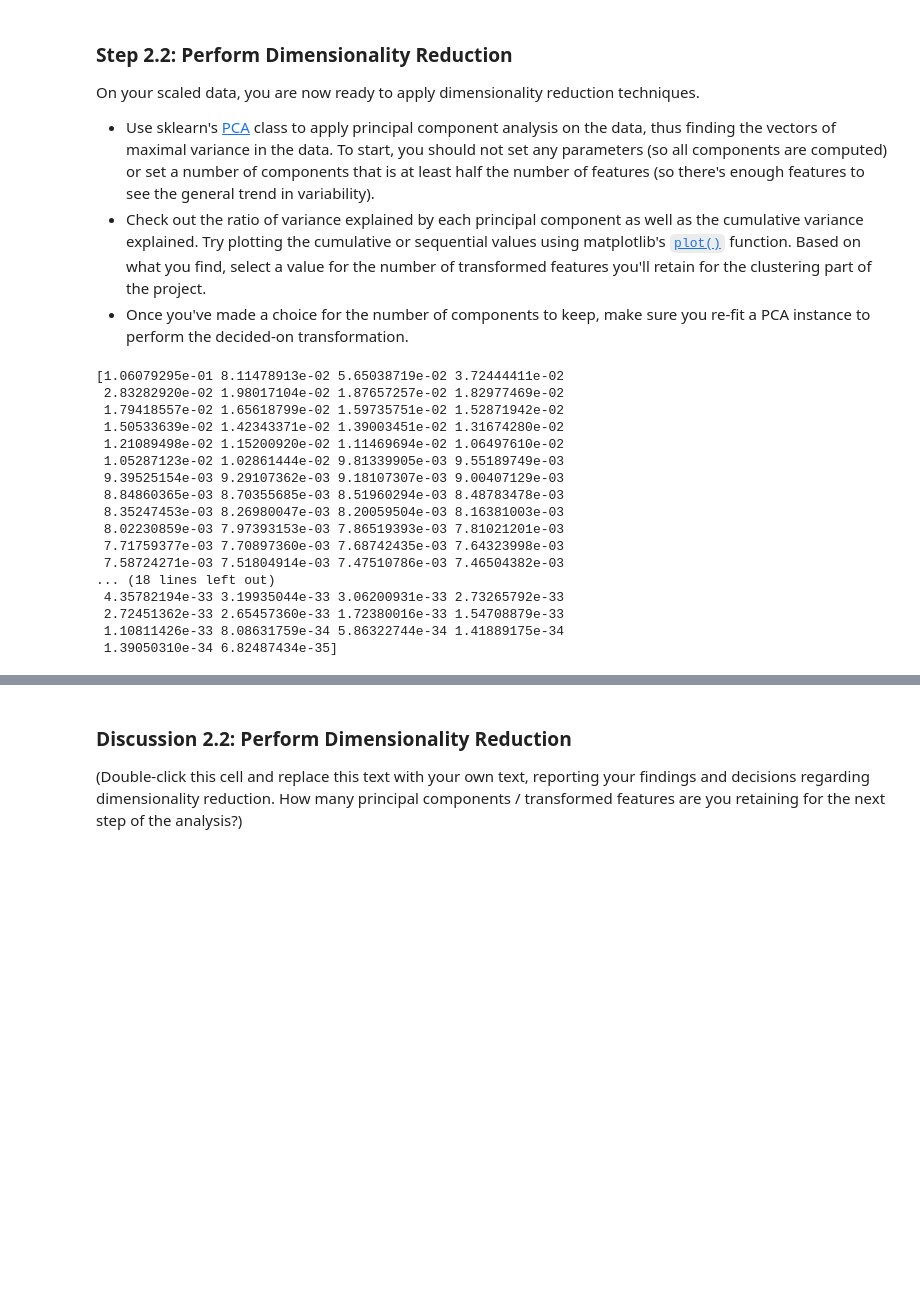
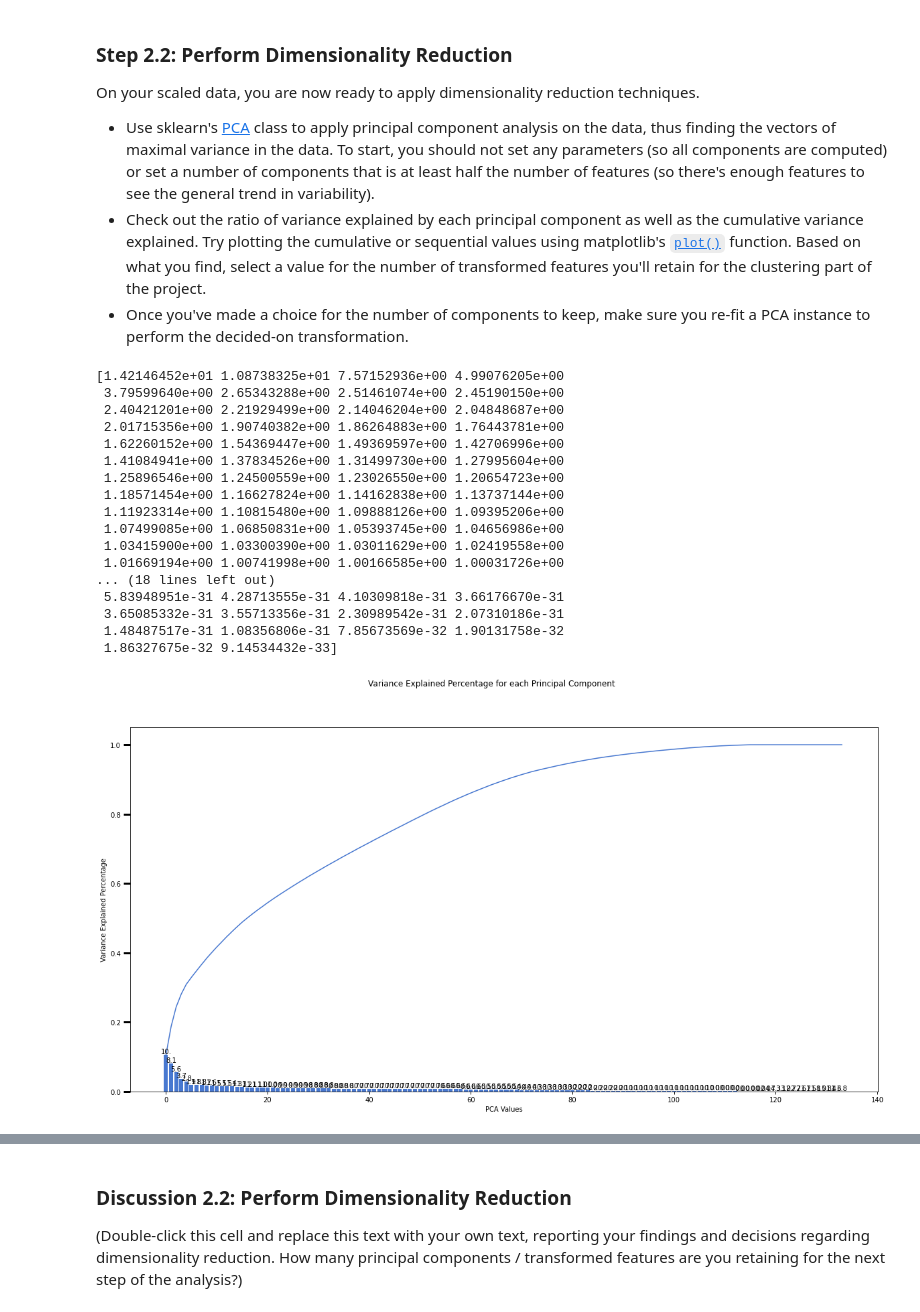
Before and after one commit to GaryLBentley/identify_customer_segments, a Jupyter notebook: Identify_Customer_Segments.ipynb, the cells around one changed output, grey strips where cells are left out. Saved outputs shown, nothing was run; the diff lists cells and outputs as text; code cells hidden in the pictures; blank space fills up the shorter version.

Commit message:
pca analysis done

```diff
--- a/Identify_Customer_Segments.ipynb
+++ b/Identify_Customer_Segments.ipynb
@@ -742,22 +742,22 @@ pca = PCA()
 less_five_pca = pca.fit(less_five_scaled)
 # %%
 # Investigate the variance accounted for by each principal component.
-print(less_five_pca.explained_variance_ratio_)
+print(less_five_pca.explained_variance_)
 # %% [output]
-[1.06079295e-01 8.11478913e-02 5.65038719e-02 3.72444411e-02
- 2.83282920e-02 1.98017104e-02 1.87657257e-02 1.82977469e-02
- 1.79418557e-02 1.65618799e-02 1.59735751e-02 1.52871942e-02
- 1.50533639e-02 1.42343371e-02 1.39003451e-02 1.31674280e-02
- 1.21089498e-02 1.15200920e-02 1.11469694e-02 1.06497610e-02
- 1.05287123e-02 1.02861444e-02 9.81339905e-03 9.55189749e-03
- 9.39525154e-03 9.29107362e-03 9.18107307e-03 9.00407129e-03
- 8.84860365e-03 8.70355685e-03 8.51960294e-03 8.48783478e-03
- 8.35247453e-03 8.26980047e-03 8.20059504e-03 8.16381003e-03
- 8.02230859e-03 7.97393153e-03 7.86519393e-03 7.81021201e-03
- 7.71759377e-03 7.70897360e-03 7.68742435e-03 7.64323998e-03
- 7.58724271e-03 7.51804914e-03 7.47510786e-03 7.46504382e-03
+[1.42146452e+01 1.08738325e+01 7.57152936e+00 4.99076205e+00
+ 3.79599640e+00 2.65343288e+00 2.51461074e+00 2.45190150e+00
+ 2.40421201e+00 2.21929499e+00 2.14046204e+00 2.04848687e+00
+ 2.01715356e+00 1.90740382e+00 1.86264883e+00 1.76443781e+00
+ 1.62260152e+00 1.54369447e+00 1.49369597e+00 1.42706996e+00
+ 1.41084941e+00 1.37834526e+00 1.31499730e+00 1.27995604e+00
+ 1.25896546e+00 1.24500559e+00 1.23026550e+00 1.20654723e+00
+ 1.18571454e+00 1.16627824e+00 1.14162838e+00 1.13737144e+00
+ 1.11923314e+00 1.10815480e+00 1.09888126e+00 1.09395206e+00
+ 1.07499085e+00 1.06850831e+00 1.05393745e+00 1.04656986e+00
+ 1.03415900e+00 1.03300390e+00 1.03011629e+00 1.02419558e+00
+ 1.01669194e+00 1.00741998e+00 1.00166585e+00 1.00031726e+00
 ... (18 lines left out)
- 4.35782194e-33 3.19935044e-33 3.06200931e-33 2.73265792e-33
- 2.72451362e-33 2.65457360e-33 1.72380016e-33 1.54708879e-33
- 1.10811426e-33 8.08631759e-34 5.86322744e-34 1.41889175e-34
- 1.39050310e-34 6.82487434e-35]
+ 5.83948951e-31 4.28713555e-31 4.10309818e-31 3.66176670e-31
+ 3.65085332e-31 3.55713356e-31 2.30989542e-31 2.07310186e-31
+ 1.48487517e-31 1.08356806e-31 7.85673569e-32 1.90131758e-32
+ 1.86327675e-32 9.14534432e-33]
@@ -766,2 +764,42 @@ print(less_five_pca.explained_variance_ratio_)
+# %%
+# Make a scree plot to show explained variance %
+# https://www.youtube.com/watch?v=uJ-9qak7LPY
+
+def scree_plot(pca):
+    """
+    Generate scree plot using explained variance ratio
+    from a Principal Component Analysis list
+
+    INPUT: pca PCA()
+    OUTPUT: Matplotlib scree plot
+    """
+    num_components = len(pca.explained_variance_ratio_)
+    index = np.arange(num_components)
+    values = pca.explained_variance_ratio_
+    cum_vals = np.cumsum(values)
+
+    plt.figure(figsize=(20,10))
+    ax = plt.subplot(111)
+
+    ax.bar(index, values)
+    ax.plot(index, cum_vals)
+
+    # annotate the graph
+    for val in range(num_components):
+        ax.annotate(r'%s' % ((str(values[val] * 100)[:3])), (index[val], values[val]),
+                    va='bottom', ha='center', fontsize=10)
+
+    ax.xaxis.set_tick_params(width=1)
+    ax.yaxis.set_tick_params(width=3, length=10)
+
+    ax.set_xlabel('PCA Values')
+    ax.set_ylabel('Variance Explained Percentage')
+    plt.suptitle('Variance Explained Percentage for each Principal Component')
+    plt.show();
+# %%
+# Generate the scree plot with all pca values.
+scree_plot(pca)
+# %% [output]
+[figure, added]
 # %%
 # Re-apply PCA to the data while selecting for number of components to retain.
```
Also changed, not shown: parts of 2 cells of this notebook.
